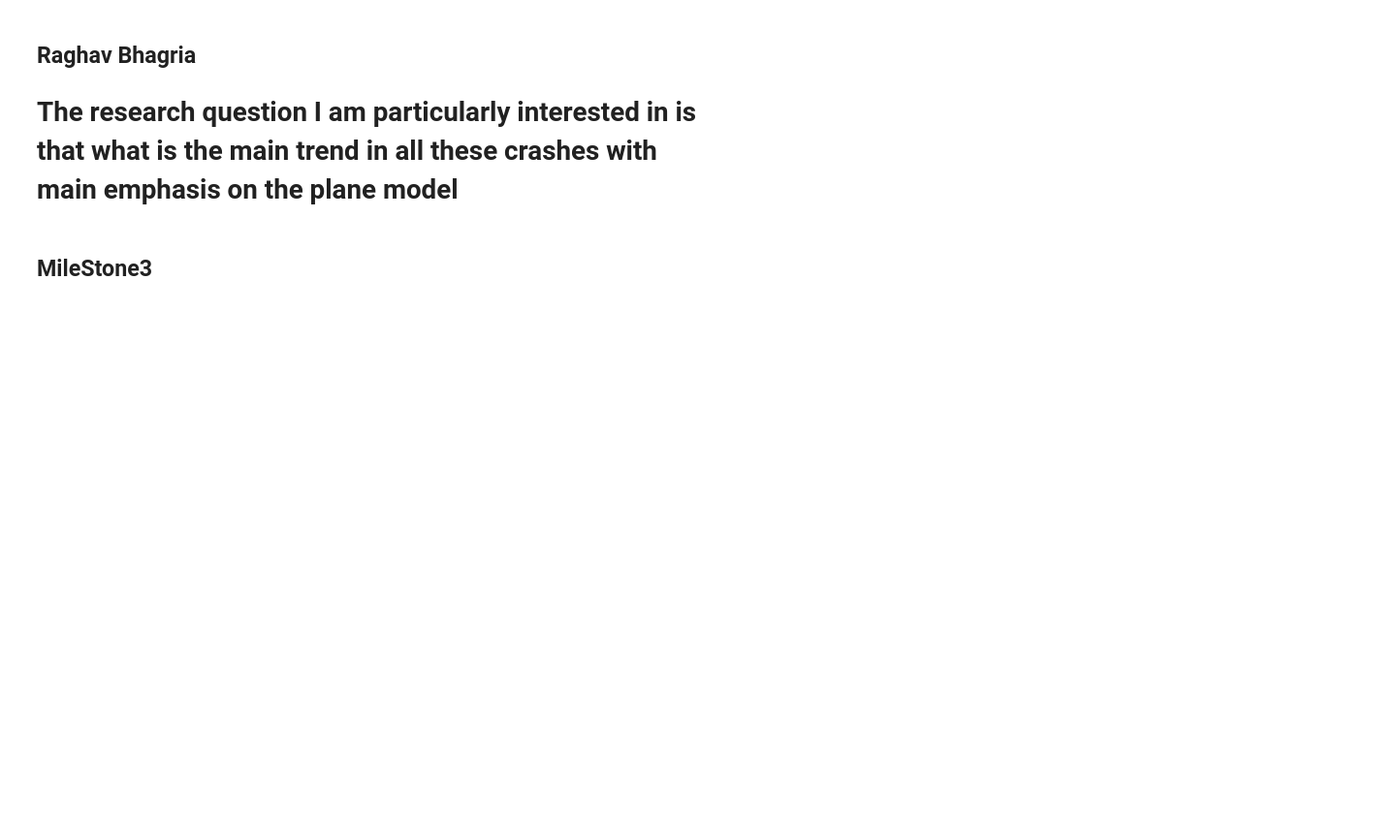
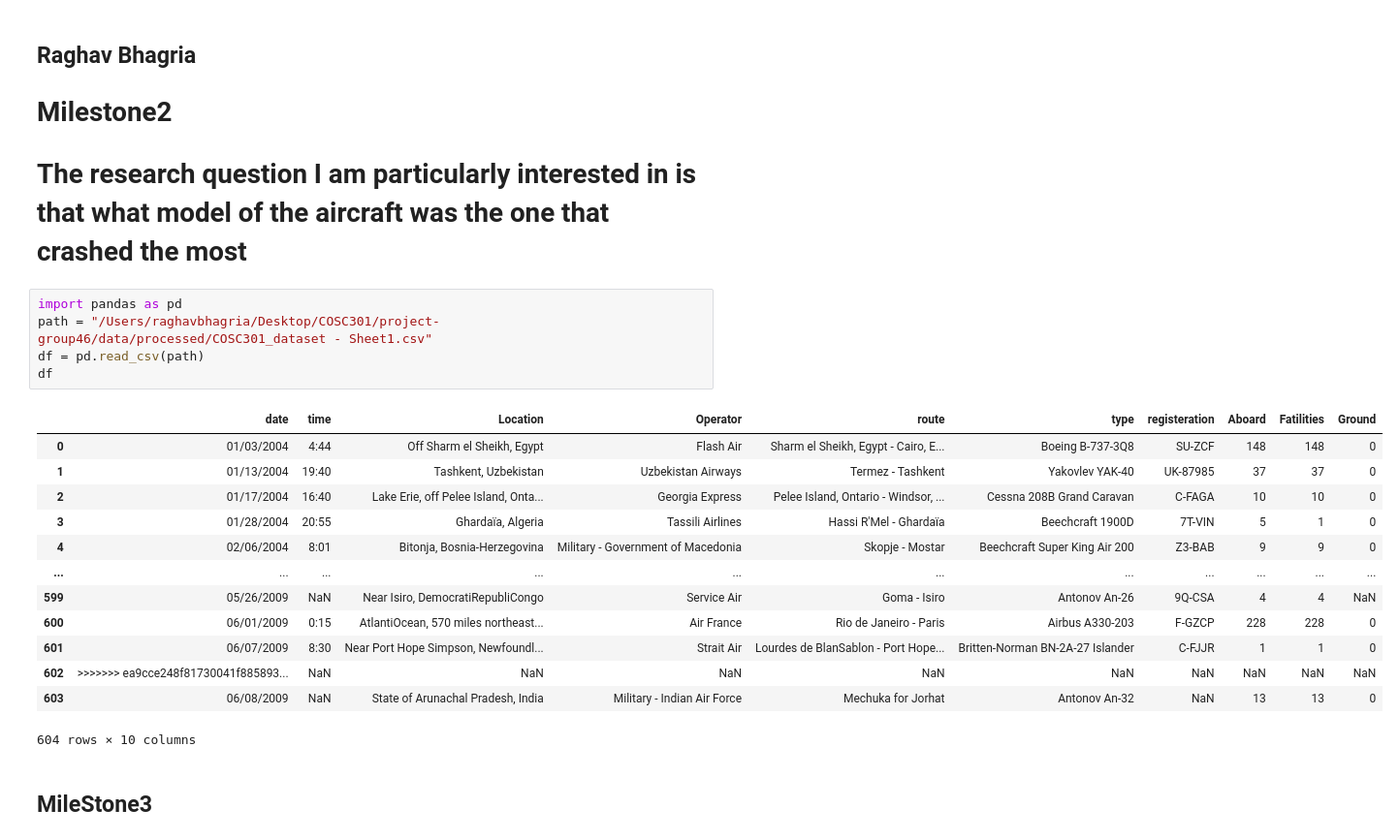
Before and after one commit to raghavbhagria/data-analysis, a Jupyter notebook: notebooks/analysis2.ipynb, the cells around one changed output. Shown at 97% size. Drawn from its saved outputs; the diff is of its cells as text; blank space fills up the shorter version.

Commit message:
Changes made by Raghav

```diff
--- a/notebooks/analysis2.ipynb
+++ b/notebooks/analysis2.ipynb
@@ -1,7 +1,28 @@
 # %% [markdown]
 ## Raghav Bhagria
 
-# The research question I am particularly interested in is that what is the main trend in all these crashes with main emphasis on the plane model
+# Milestone2
+
+# The research question I am particularly interested in is that what model of the aircraft was the one that crashed the most
+# %%
+import pandas as pd
+path = "/Users/raghavbhagria/Desktop/COSC301/project-group46/data/processed/COSC301_dataset - Sheet1.csv"
+df = pd.read_csv(path)
+df
+# %% [output]
+|  | date | time | Location | Operator | route | type | registeration | Aboard | Fatilities | Ground |
+| 0 | 01/03/2004 | 4:44 | Off Sharm el Sheikh, Egypt | Flash Air | Sharm el Sheikh, Egypt - Cairo, E... | Boeing B-737-3Q8 | SU-ZCF | 148 | 148 | 0 |
+| 1 | 01/13/2004 | 19:40 | Tashkent, Uzbekistan | Uzbekistan Airways | Termez - Tashkent | Yakovlev YAK-40 | UK-87985 | 37 | 37 | 0 |
+| 2 | 01/17/2004 | 16:40 | Lake Erie, off Pelee Island, Onta... | Georgia Express | Pelee Island, Ontario - Windsor, ... | Cessna 208B Grand Caravan | C-FAGA | 10 | 10 | 0 |
+| 3 | 01/28/2004 | 20:55 | Ghardaïa, Algeria | Tassili Airlines | Hassi R'Mel - Ghardaïa | Beechcraft 1900D | 7T-VIN | 5 | 1 | 0 |
+| 4 | 02/06/2004 | 8:01 | Bitonja, Bosnia-Herzegovina | Military - Government of Macedonia | Skopje - Mostar | Beechcraft Super King Air 200 | Z3-BAB | 9 | 9 | 0 |
+| ... | ... | ... | ... | ... | ... | ... | ... | ... | ... | ... |
+| 599 | 05/26/2009 | NaN | Near Isiro, DemocratiRepubliCongo | Service Air | Goma - Isiro | Antonov An-26 | 9Q-CSA | 4 | 4 | NaN |
+| 600 | 06/01/2009 | 0:15 | AtlantiOcean, 570 miles northeast... | Air France | Rio de Janeiro - Paris | Airbus A330-203 | F-GZCP | 228 | 228 | 0 |
+| 601 | 06/07/2009 | 8:30 | Near Port Hope Simpson, Newfoundl... | Strait Air | Lourdes de BlanSablon - Port Hope... | Britten-Norman BN-2A-27 Islander | C-FJJR | 1 | 1 | 0 |
+| 602 | >>>>>>> ea9cce248f81730041f885893... | NaN | NaN | NaN | NaN | NaN | NaN | NaN | NaN | NaN |
+| 603 | 06/08/2009 | NaN | State of Arunachal Pradesh, India | Military - Indian Air Force | Mechuka for Jorhat | Antonov An-32 | NaN | 13 | 13 | 0 |
+604 rows × 10 columns
 # %% [markdown]
 ## MileStone3
 # %% [markdown]
```
Also changed, not shown: parts of 27 cells of this notebook.
